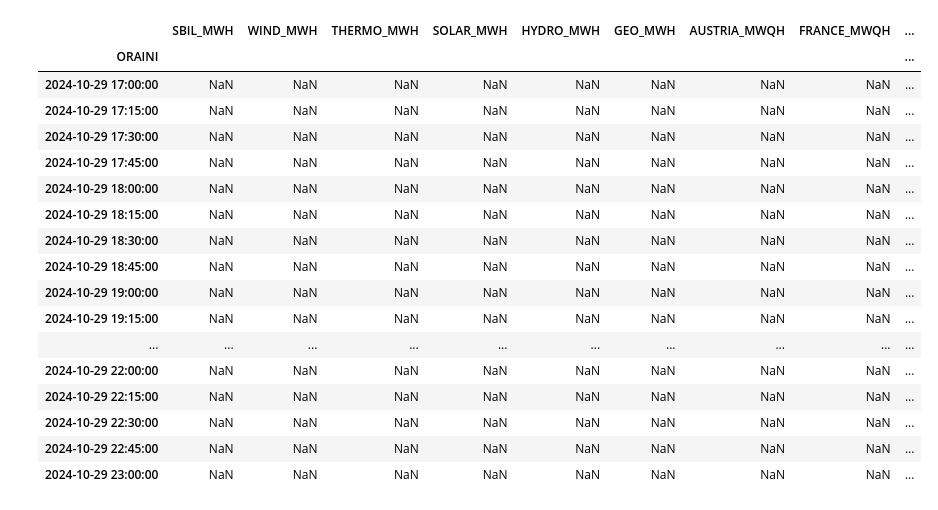
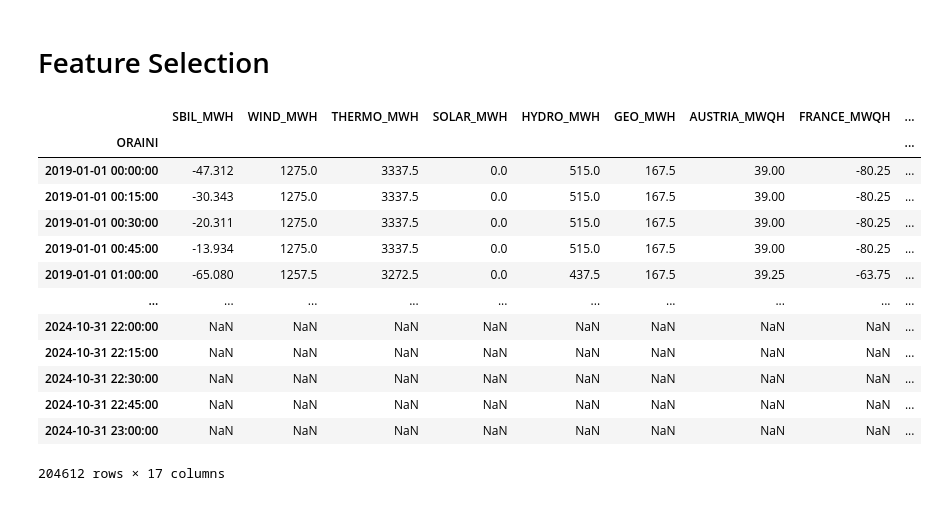
Before and after one commit to samueledelia/Italian-imbalance-forecasting, a Jupyter notebook: notebook/feature_selection.ipynb, the cells around one changed output. Saved outputs shown, nothing was run; the diff lists cells and outputs as text; code cells hidden in the pictures.

```diff
--- a/notebook/feature_selection.ipynb
+++ b/notebook/feature_selection.ipynb
@@ -346,24 +1,37 @@ df_nord.head(35)
-# %%
-df_nord.tail(25)
-# %% [output]
-|  | SBIL_MWH | WIND_MWH | THERMO_MWH | SOLAR_MWH | HYDRO_MWH | GEO_MWH | AUSTRIA_MWQH | FRANCE_MWQH | ... |
-| ORAINI |  |  |  |  |  |  |  |  | ... |
-| 2024-10-29 17:00:00 | NaN | NaN | NaN | NaN | NaN | NaN | NaN | NaN | ... |
-| 2024-10-29 17:15:00 | NaN | NaN | NaN | NaN | NaN | NaN | NaN | NaN | ... |
-| 2024-10-29 17:30:00 | NaN | NaN | NaN | NaN | NaN | NaN | NaN | NaN | ... |
-| 2024-10-29 17:45:00 | NaN | NaN | NaN | NaN | NaN | NaN | NaN | NaN | ... |
-| 2024-10-29 18:00:00 | NaN | NaN | NaN | NaN | NaN | NaN | NaN | NaN | ... |
-| 2024-10-29 18:15:00 | NaN | NaN | NaN | NaN | NaN | NaN | NaN | NaN | ... |
-| 2024-10-29 18:30:00 | NaN | NaN | NaN | NaN | NaN | NaN | NaN | NaN | ... |
-| 2024-10-29 18:45:00 | NaN | NaN | NaN | NaN | NaN | NaN | NaN | NaN | ... |
-| 2024-10-29 19:00:00 | NaN | NaN | NaN | NaN | NaN | NaN | NaN | NaN | ... |
-| 2024-10-29 19:15:00 | NaN | NaN | NaN | NaN | NaN | NaN | NaN | NaN | ... |
-| ... | ... | ... | ... | ... | ... | ... | ... | ... | ... |
-| 2024-10-29 22:00:00 | NaN | NaN | NaN | NaN | NaN | NaN | NaN | NaN | ... |
-| 2024-10-29 22:15:00 | NaN | NaN | NaN | NaN | NaN | NaN | NaN | NaN | ... |
-| 2024-10-29 22:30:00 | NaN | NaN | NaN | NaN | NaN | NaN | NaN | NaN | ... |
-| 2024-10-29 22:45:00 | NaN | NaN | NaN | NaN | NaN | NaN | NaN | NaN | ... |
-| 2024-10-29 23:00:00 | NaN | NaN | NaN | NaN | NaN | NaN | NaN | NaN | ... |
+# %% [markdown]
+# Feature Selection
+# %%
+import warnings
+
+import pandas as pd
+import numpy as np
+
+df_path = 'C:\imbalance_forecast\data\df_nord.csv'
+df_nord = pd.read_csv(df_path, index_col=0, parse_dates=True)
+
+# Check for duplicate timestamps in the index
+duplicates = df_nord.index.duplicated(keep=False)  # True for duplicates
+duplicate_timestamps = df_nord[duplicates]
+
+# Remove duplicates by keeping the first occurrence
+df_nord = df_nord[~df_nord.index.duplicated(keep='first')]
+
+df_nord
+# %% [output]
+|  | SBIL_MWH | WIND_MWH | THERMO_MWH | SOLAR_MWH | HYDRO_MWH | GEO_MWH | AUSTRIA_MWQH | FRANCE_MWQH | ... |
+| ORAINI |  |  |  |  |  |  |  |  | ... |
+| 2019-01-01 00:00:00 | -47.312 | 1275.0 | 3337.5 | 0.0 | 515.0 | 167.5 | 39.00 | -80.25 | ... |
+| 2019-01-01 00:15:00 | -30.343 | 1275.0 | 3337.5 | 0.0 | 515.0 | 167.5 | 39.00 | -80.25 | ... |
+| 2019-01-01 00:30:00 | -20.311 | 1275.0 | 3337.5 | 0.0 | 515.0 | 167.5 | 39.00 | -80.25 | ... |
+| 2019-01-01 00:45:00 | -13.934 | 1275.0 | 3337.5 | 0.0 | 515.0 | 167.5 | 39.00 | -80.25 | ... |
+| 2019-01-01 01:00:00 | -65.080 | 1257.5 | 3272.5 | 0.0 | 437.5 | 167.5 | 39.25 | -63.75 | ... |
+| ... | ... | ... | ... | ... | ... | ... | ... | ... | ... |
+| 2024-10-31 22:00:00 | NaN | NaN | NaN | NaN | NaN | NaN | NaN | NaN | ... |
+| 2024-10-31 22:15:00 | NaN | NaN | NaN | NaN | NaN | NaN | NaN | NaN | ... |
+| 2024-10-31 22:30:00 | NaN | NaN | NaN | NaN | NaN | NaN | NaN | NaN | ... |
+| 2024-10-31 22:45:00 | NaN | NaN | NaN | NaN | NaN | NaN | NaN | NaN | ... |
+| 2024-10-31 23:00:00 | NaN | NaN | NaN | NaN | NaN | NaN | NaN | NaN | ... |
+204612 rows × 17 columns
 # %%
 from sklearn.model_selection import TimeSeriesSplit
 
```
Also changed, not shown: parts of 25 cells of this notebook, 4 other files.
